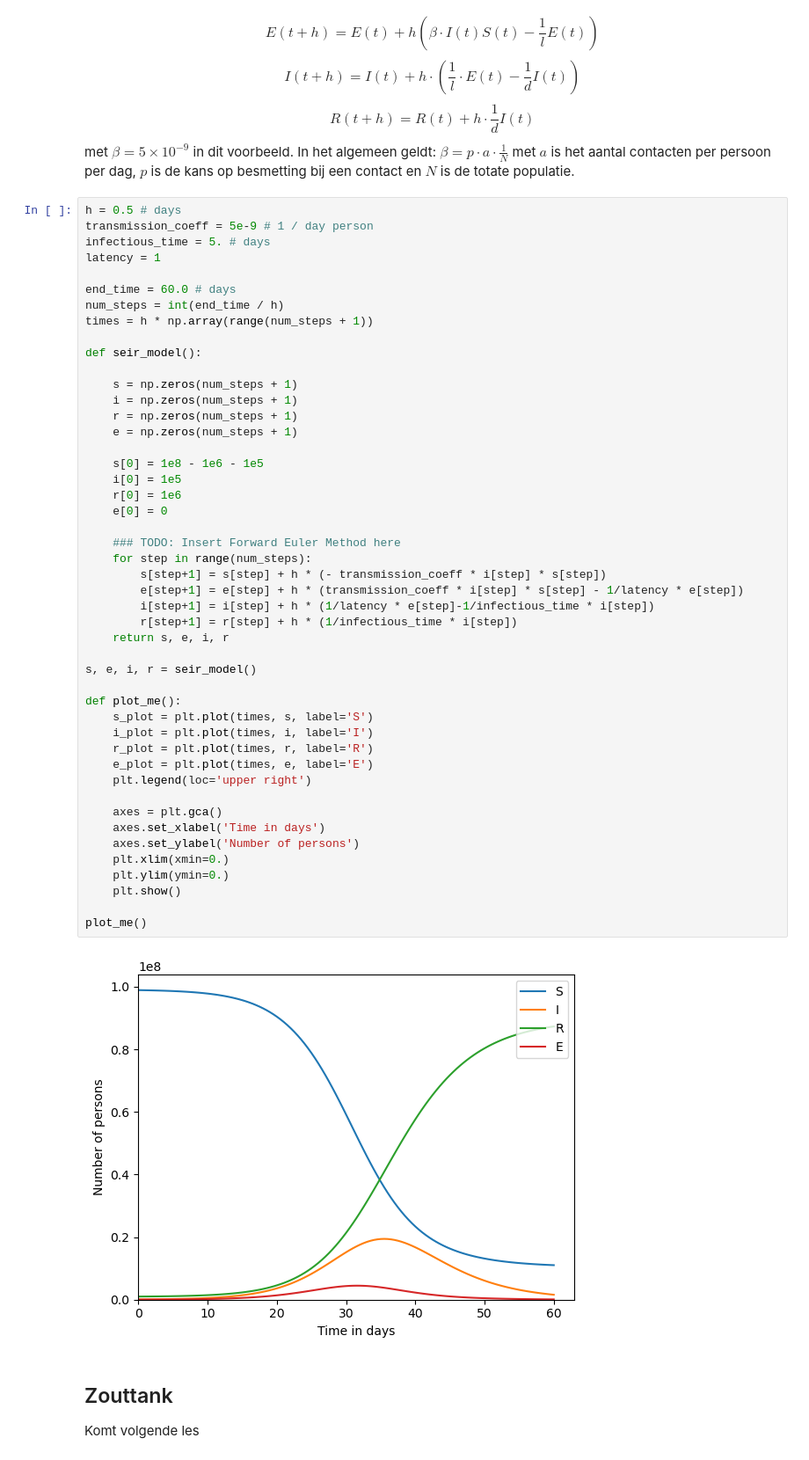
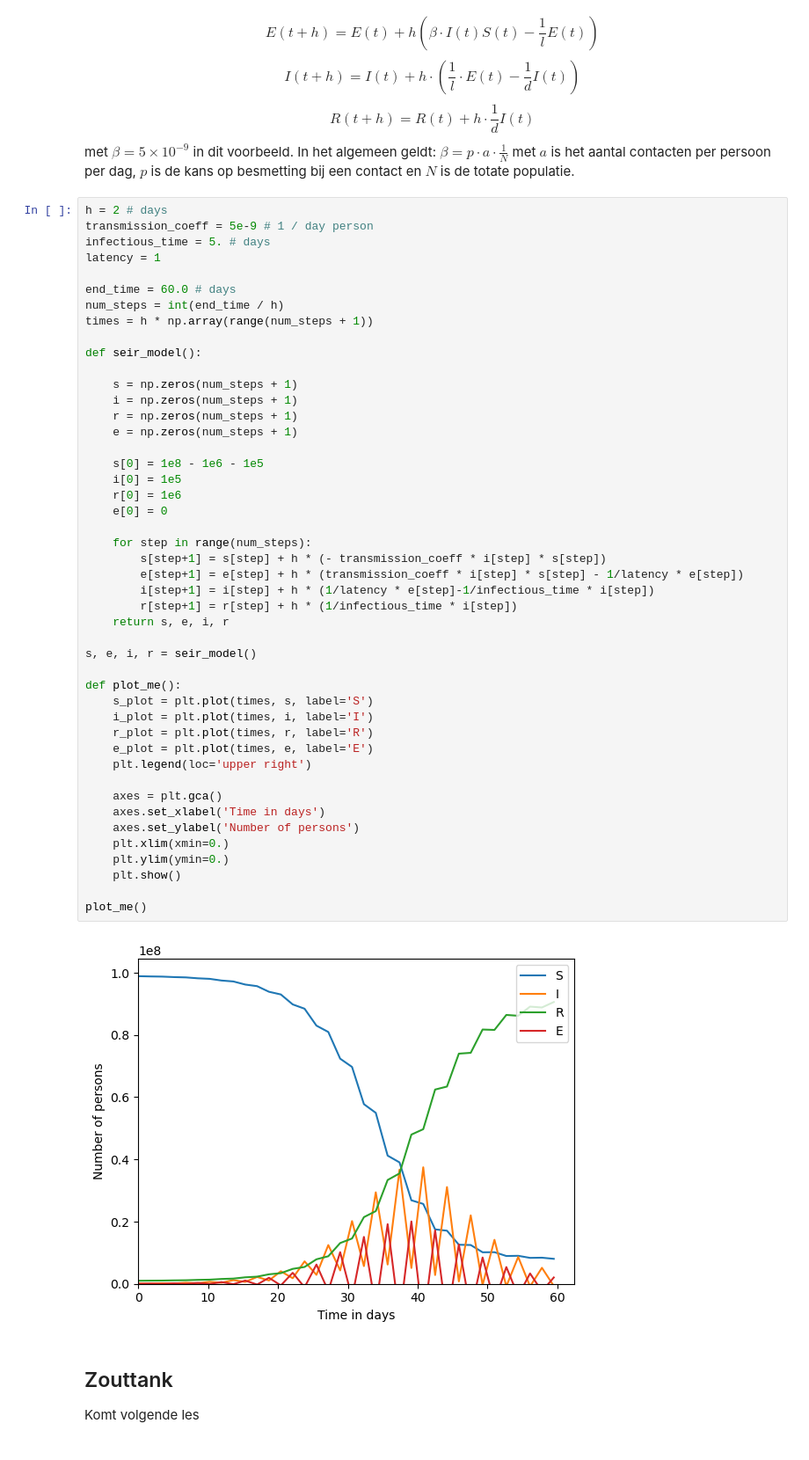
Before and after one commit to AI-S3-2024/sim_math_lecturenotes, a Jupyter notebook: sim_math_les4.ipynb, the cells around one changed output. Shown at 88% size. Drawn from its saved outputs; the diff is of its cells as text.

```diff
--- a/sim_math_les4.ipynb
+++ b/sim_math_les4.ipynb
@@ -90,7 +90,7 @@ $$I(t+h) = I(t) + h \cdot \left(\frac{1}{l}\cdot E(t) - \frac{1}{d} I(t)\right)$
 $$R(t+h) = R(t) + h \cdot \frac{1}{d} I(t)$$
 met $\beta = 5 \times 10^{-9}$ in dit voorbeeld. In het algemeen geldt:  $\beta = p \cdot a \cdot  \frac{1}{N}$ met $a$ is het aantal contacten per persoon per dag, $p$ is de kans op besmetting bij een contact en $N$ is de totate populatie.
 # %%
-h = 0.5 # days
+h = 2 # days
 transmission_coeff = 5e-9 # 1 / day person
 infectious_time = 5. # days
 latency = 1
@@ -109,35 +109,34 @@ def seir_model():
     s[0] = 1e8 - 1e6 - 1e5
     i[0] = 1e5
     r[0] = 1e6
     e[0] = 0
 
-    ### TODO: Insert Forward Euler Method here
     for step in range(num_steps):
         s[step+1] = s[step] + h * (- transmission_coeff * i[step] * s[step])
         e[step+1] = e[step] + h * (transmission_coeff * i[step] * s[step] - 1/latency * e[step])
         i[step+1] = i[step] + h * (1/latency * e[step]-1/infectious_time * i[step])
         r[step+1] = r[step] + h * (1/infectious_time * i[step])
     return s, e, i, r
 
 s, e, i, r = seir_model()
 
 def plot_me():
     s_plot = plt.plot(times, s, label='S')
     i_plot = plt.plot(times, i, label='I')
     r_plot = plt.plot(times, r, label='R')
     e_plot = plt.plot(times, e, label='E')
     plt.legend(loc='upper right')
 
     axes = plt.gca()
     axes.set_xlabel('Time in days')
     axes.set_ylabel('Number of persons')
     plt.xlim(xmin=0.)
     plt.ylim(ymin=0.)
     plt.show()
 
 plot_me()
 # %% [output]
-[figure, old version]
+[figure, new version]
 # %% [markdown]
 ## Zouttank
 
```
Also changed, not shown: 4 other files.
